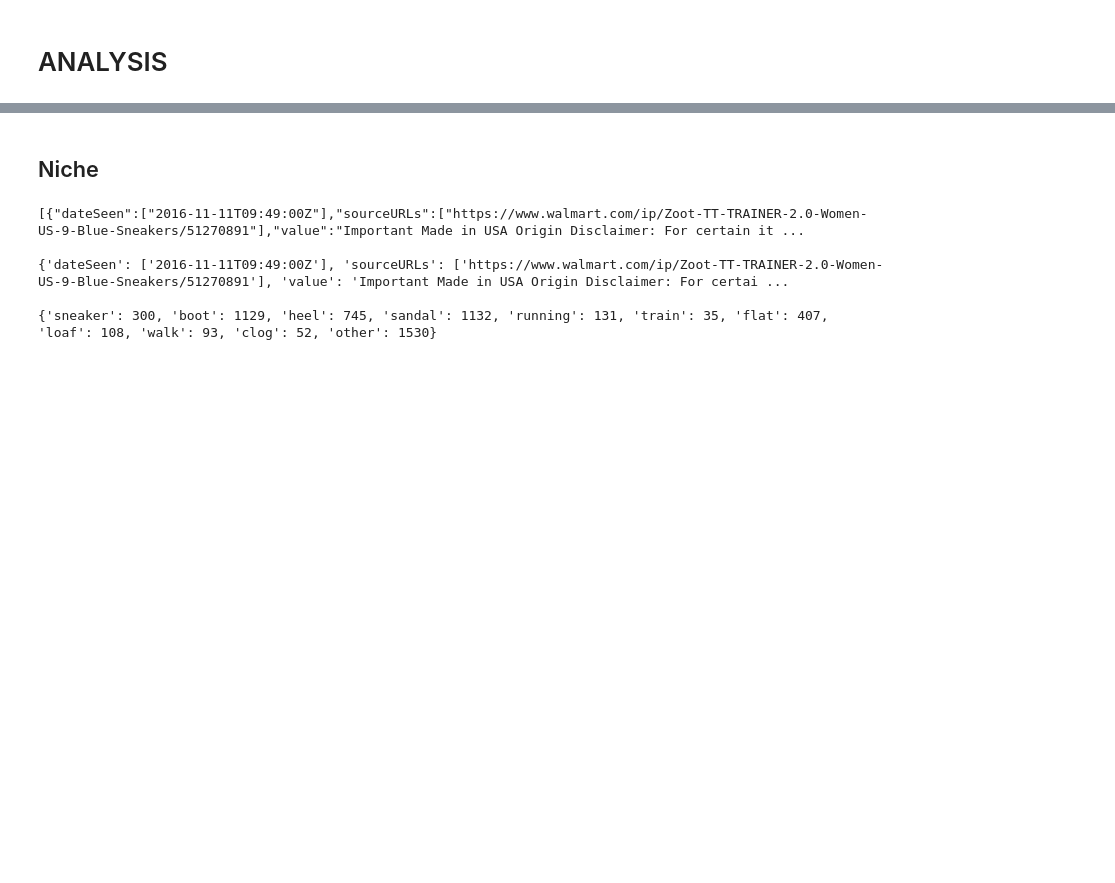
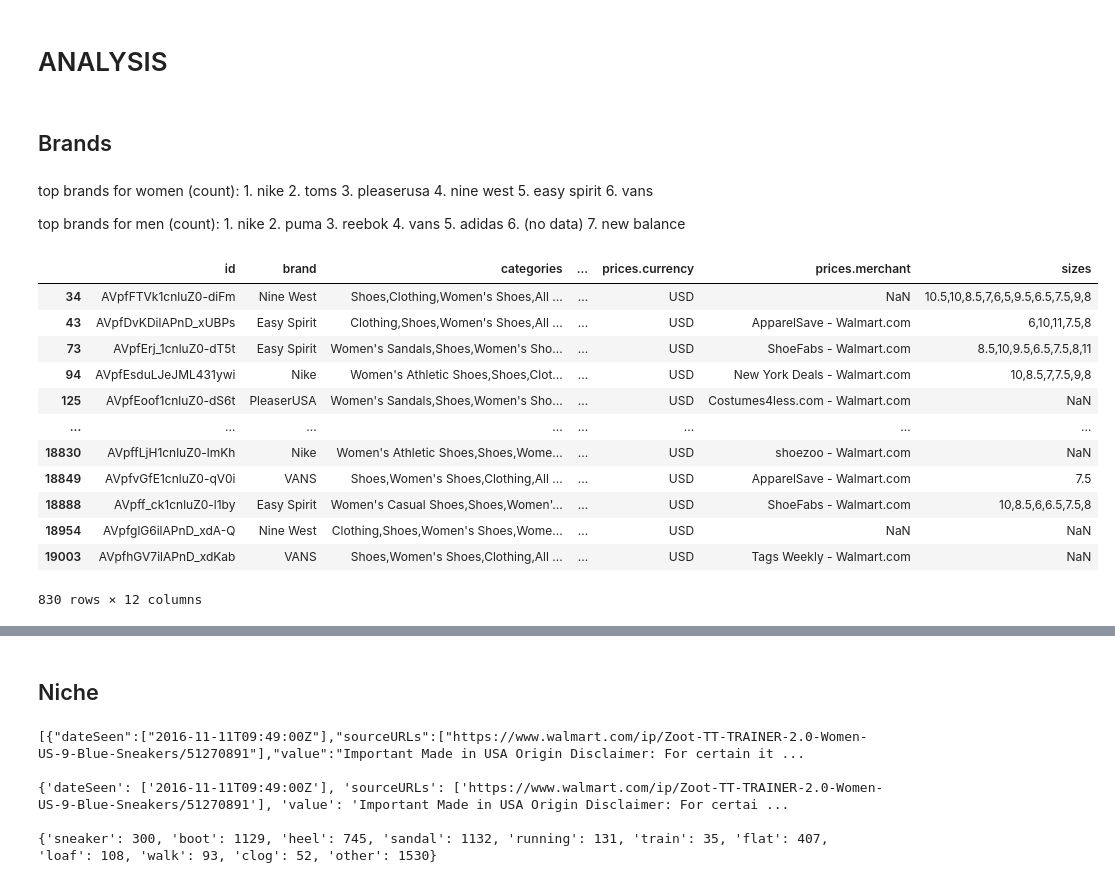
Before and after one commit to uniaaron/InsightManagement, a Jupyter notebook: Insight Management.ipynb, the cells around one changed output, grey strips where cells are left out. Cells and saved outputs as stored; diff of their text form; code cells hidden in the pictures; blank space fills up the shorter version.

```diff
--- a/Insight Management.ipynb
+++ b/Insight Management.ipynb
@@ -100,2 +67,39 @@ array(['USD', 'CAD', 'AUD', 'EUR', nan, 'GBP',
 # %% [markdown]
 # ANALYSIS
+# %% [markdown]
+## Brands
+# %% [markdown]
+top brands for women (count):
+    1. nike
+    2. toms
+    3. pleaserusa
+    4. nine west
+    5. easy spirit
+    6. vans
+
+top brands for men (count):
+    1. nike
+    2. puma
+    3. reebok
+    4. vans
+    5. adidas
+    6. (no data)
+    7. new balance
+# %%
+top_women_brands = ["nike", "toms", "pleaserusa", "nine west", "easy spirit", "vans"]
+top_brand_df = df.query(f'brand.str.lower() == {top_women_brands}')
+top_brand_df
+# %% [output]
+|  | id | brand | categories | ... | prices.currency | prices.merchant | sizes |
+| 34 | AVpfFTVk1cnluZ0-diFm | Nine West | Shoes,Clothing,Women's Shoes,All ... | ... | USD | NaN | 10.5,10,8.5,7,6,5,9.5,6.5,7.5,9,8 |
+| 43 | AVpfDvKDilAPnD_xUBPs | Easy Spirit | Clothing,Shoes,Women's Shoes,All ... | ... | USD | ApparelSave - Walmart.com | 6,10,11,7.5,8 |
+| 73 | AVpfErj_1cnluZ0-dT5t | Easy Spirit | Women's Sandals,Shoes,Women's Sho... | ... | USD | ShoeFabs - Walmart.com | 8.5,10,9.5,6.5,7.5,8,11 |
+| 94 | AVpfEsduLJeJML431ywi | Nike | Women's Athletic Shoes,Shoes,Clot... | ... | USD | New York Deals - Walmart.com | 10,8.5,7,7.5,9,8 |
+| 125 | AVpfEoof1cnluZ0-dS6t | PleaserUSA | Women's Sandals,Shoes,Women's Sho... | ... | USD | Costumes4less.com - Walmart.com | NaN |
+| ... | ... | ... | ... | ... | ... | ... | ... |
+| 18830 | AVpffLjH1cnluZ0-lmKh | Nike | Women's Athletic Shoes,Shoes,Wome... | ... | USD | shoezoo - Walmart.com | NaN |
+| 18849 | AVpfvGfE1cnluZ0-qV0i | VANS | Shoes,Women's Shoes,Clothing,All ... | ... | USD | ApparelSave - Walmart.com | 7.5 |
+| 18888 | AVpff_ck1cnluZ0-l1by | Easy Spirit | Women's Casual Shoes,Shoes,Women'... | ... | USD | ShoeFabs - Walmart.com | 10,8.5,6,6.5,7.5,8 |
+| 18954 | AVpfglG6ilAPnD_xdA-Q | Nine West | Clothing,Shoes,Women's Shoes,Wome... | ... | USD | NaN | NaN |
+| 19003 | AVpfhGV7ilAPnD_xdKab | VANS | Shoes,Women's Shoes,Clothing,All ... | ... | USD | Tags Weekly - Walmart.com | NaN |
+830 rows × 12 columns
```
Also changed, not shown: parts of 7 cells of this notebook.
